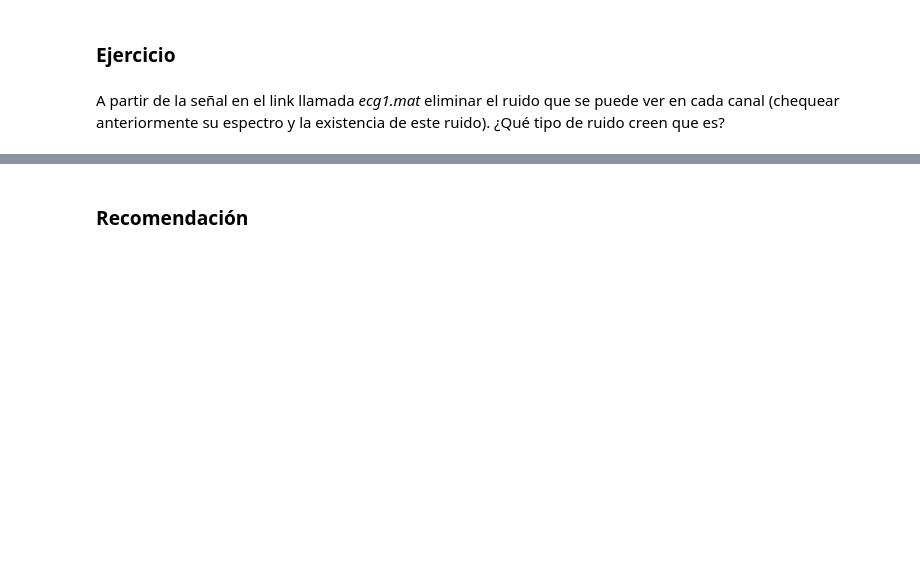
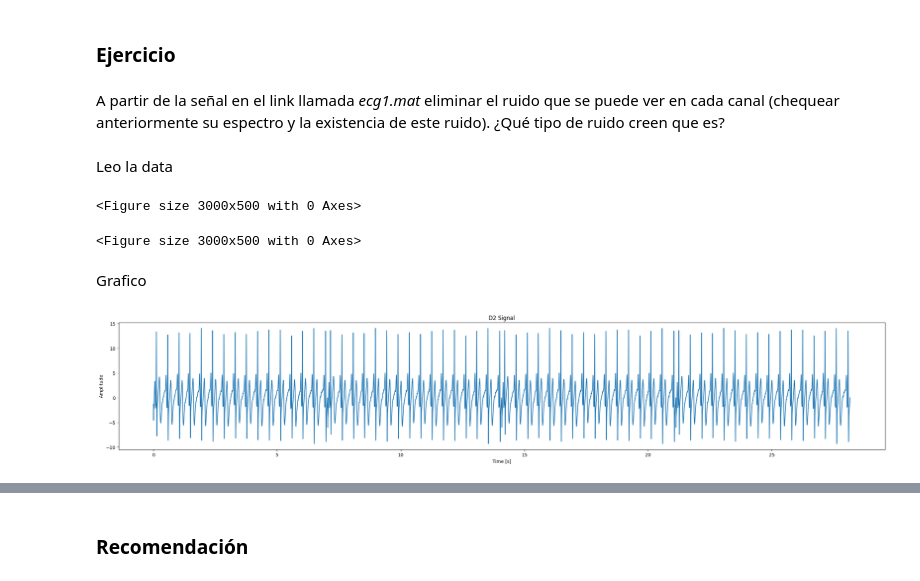
Before and after one commit to Juangonz952/PSIB, a Jupyter notebook: ECG/ECG_y_HRV.ipynb, the cells around one changed output, grey strips where cells are left out. Drawn from its saved outputs; the diff is of its cells as text; code cells hidden in the pictures; blank space fills up the shorter version.

```diff
--- a/ECG/ECG_y_HRV.ipynb
+++ b/ECG/ECG_y_HRV.ipynb
@@ -127,5 +129,5 @@ import math as m
 # %% [markdown]
 Cargamos las señales a utilizar y observamos qué hay allí adentro:
 # %%
-data = scipy.io.loadmat('/content/drive/MyDrive/PSIB/Clase ECG - Señales/ecg2.mat')
+data = scipy.io.loadmat('C:/Users/Juan Bautista/.vscode/PSIB/ECG/Data/ecg2.mat')
 data
@@ -261,3 +356,25 @@ plt.show()
 ### Ejercicio
 # %% [markdown]
 A partir de la señal en el link llamada *ecg1.mat* eliminar el ruido que se puede ver en cada canal (chequear anteriormente su espectro y la existencia de este ruido). ¿Qué tipo de ruido creen que es?
+# %% [markdown]
+Leo la data
+# %%
+data2 = scipy.io.loadmat('C:/Users/Juan Bautista/.vscode/PSIB/ECG/Data/ecg1.mat')
+D2 = data['D2'][:,0] # Derivación de ECG
+Fs = data['Fs'][0][0] # Frecuencia de muestreo
+qrs = data['qrs'] # Marca de los QRS
+Qon = np.array(qrs) - 25
+# %% [output]
+<Figure size 3000x500 with 0 Axes>
+<Figure size 3000x500 with 0 Axes>
+# %% [markdown]
+Grafico
+# %%
+plt.figure(figsize=(30,5))
+plt.plot(n, D2)
+plt.title('D2 Signal')
+plt.ylabel('Amplitude')
+plt.xlabel('Time [s]')
+plt.show()
+# %% [output]
+[figure, added]
```
Also changed, not shown: parts of 22 cells of this notebook, 1 other file.
